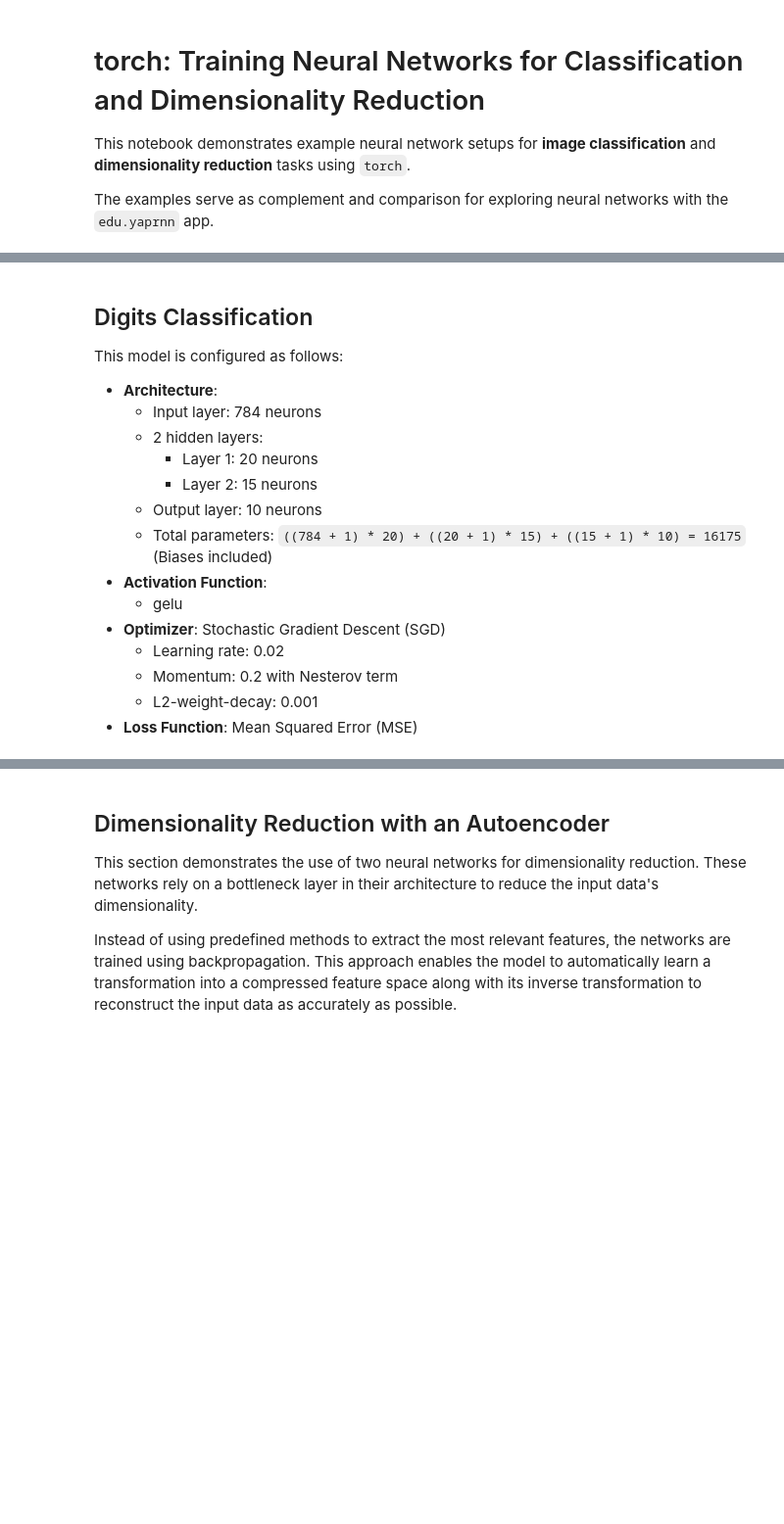
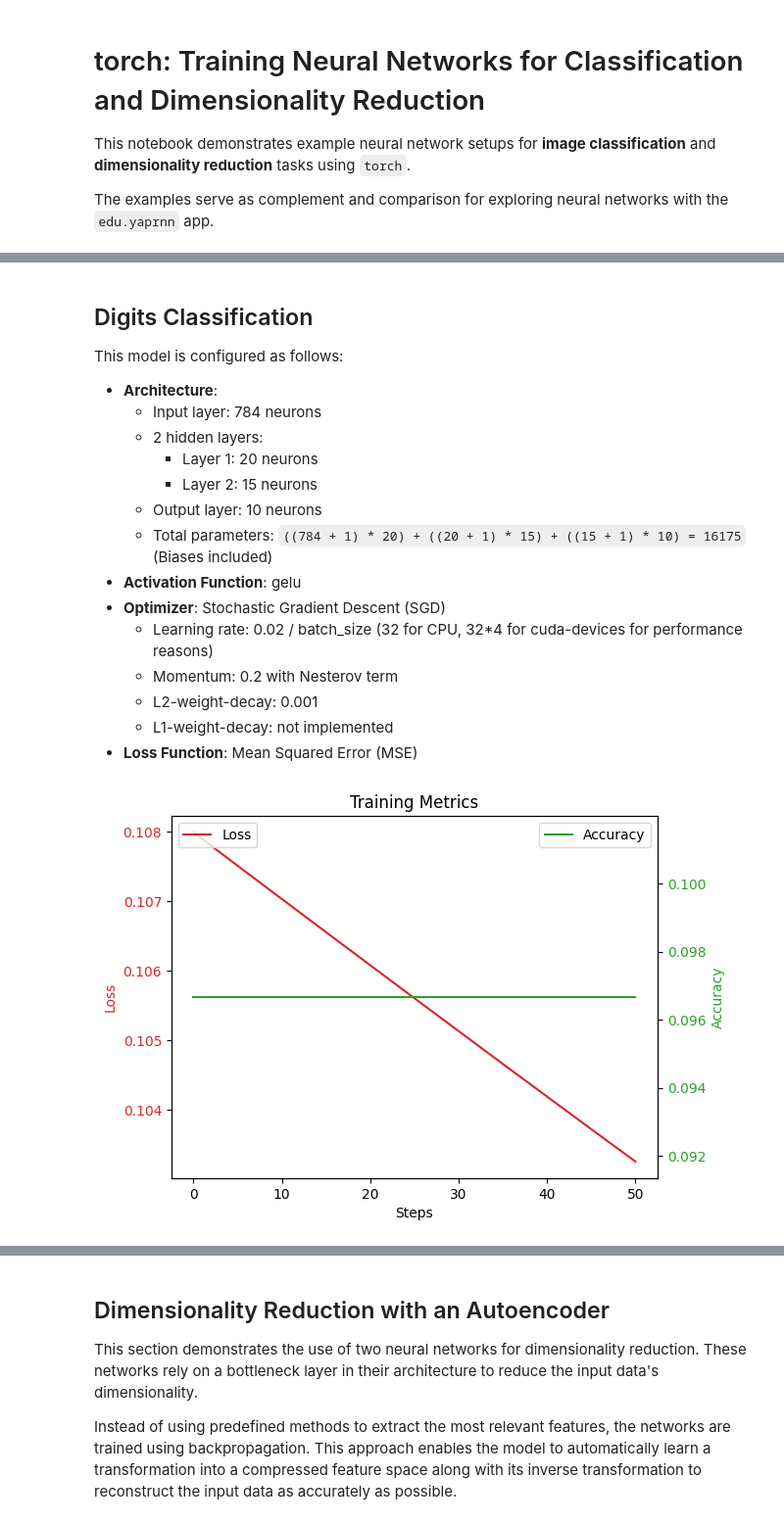
Before and after one commit to falkosch/edu.yaprnn, a Jupyter notebook: notebooks/frameworks-torch.ipynb, the cells around one changed output, grey strips where cells are left out. Shown at 98% size. Cells and saved outputs as stored; diff of their text form; code cells hidden in the pictures; blank space fills up the shorter version.

```diff
--- a/notebooks/frameworks-torch.ipynb
+++ b/notebooks/frameworks-torch.ipynb
@@ -88,36 +89,47 @@ This model is configured as follows:
     - Layer 2: 15 neurons
   - Output layer: 10 neurons
   - Total parameters: `((784 + 1) * 20) + ((20 + 1) * 15) + ((15 + 1) * 10) = 16175` (Biases included)
-- **Activation Function**:
-  - gelu
+- **Activation Function**: gelu
 - **Optimizer**: Stochastic Gradient Descent (SGD)
-  - Learning rate: 0.02
+  - Learning rate: 0.02 / batch_size (32 for CPU, 32*4 for cuda-devices for performance reasons)
   - Momentum: 0.2 with Nesterov term
   - L2-weight-decay: 0.001
+  - L1-weight-decay: not implemented
 - **Loss Function**: Mean Squared Error (MSE)
 # %%
 input_size, output_size, X_train, y_train, X_test, y_test = mnist_utils.from_dataset(digits_train_32k_test_12k)
 X_train_tensor = to_tensor(X_train)
 y_train_tensor = to_tensor(y_train)
 X_test_tensor = to_tensor(X_test)
 
 train_dataset = TensorDataset(X_train_tensor, y_train_tensor)
 train_loader = DataLoader(train_dataset, batch_size=preferred_batch_size, shuffle=True)
 
-model = Sequential(
-    Linear(input_size, 20),
+classification_model = Sequential(
+    Linear(input_size, model_utils.CLASSIFICATION_FEATURES[0]),
     GELU(),
-    Linear(20, 15),
+    Linear(model_utils.CLASSIFICATION_FEATURES[0], model_utils.CLASSIFICATION_FEATURES[1]),
     GELU(),
-    Linear(15, output_size),
+    Linear(model_utils.CLASSIFICATION_FEATURES[1], output_size),
     GELU()
-)
-model.to(device)
+).to(device)
+classification_model_predict = defer_forward_to_numpy(classification_model)
 
-optimizer = SGD(model.parameters(), lr=preferred_learning_rate, momentum=0.2, nesterov=True, weight_decay=0.001)
-optimizer = AdamW(model.parameters(), lr=preferred_learning_rate, weight_decay=0.001)
+classification_optimizer = SGD(classification_model.parameters(), lr=preferred_learning_rate,
+                               momentum=model_utils.MOMENTUM, nesterov=model_utils.NESTEROV_MOMENTUM,
+                               weight_decay=model_utils.L2_DECAY)
+classification_loss = MSELoss()
 
-train_model(model, _epochs=50, _train_loader=train_loader, _criterion=MSELoss(), _optimizer=optimizer)
+classification_model.train()
+epoch_loss = [model_utils.mse_loss(classification_model_predict, X_test_tensor, y_test)]
+epoch_accuracy = [model_utils.calculate_accuracy(classification_model_predict, X_test_tensor, y_test)]
+for epoch in trange(model_utils.CLASSIFICATION_EPOCHS, desc='Training progress'):
+    for X_batch, y_batch in train_loader:
+        train_step(classification_model, classification_optimizer, classification_loss, X_batch, y_batch)
+    epoch_loss.append(model_utils.mse_loss(classification_model_predict, X_test_tensor, y_test))
+    epoch_accuracy.append(model_utils.calculate_accuracy(classification_model_predict, X_test_tensor, y_test))
 
-print(f'Actual number of parameters: {count_parameters(model)}')
+model_utils.plot_training_metrics(epoch_loss, epoch_accuracy)
+print(f'Actual number of parameters: {count_parameters(classification_model)}')
 # %% [output]
+[figure, added]
```
Also changed, not shown: parts of 8 cells of this notebook, 16 other files.
